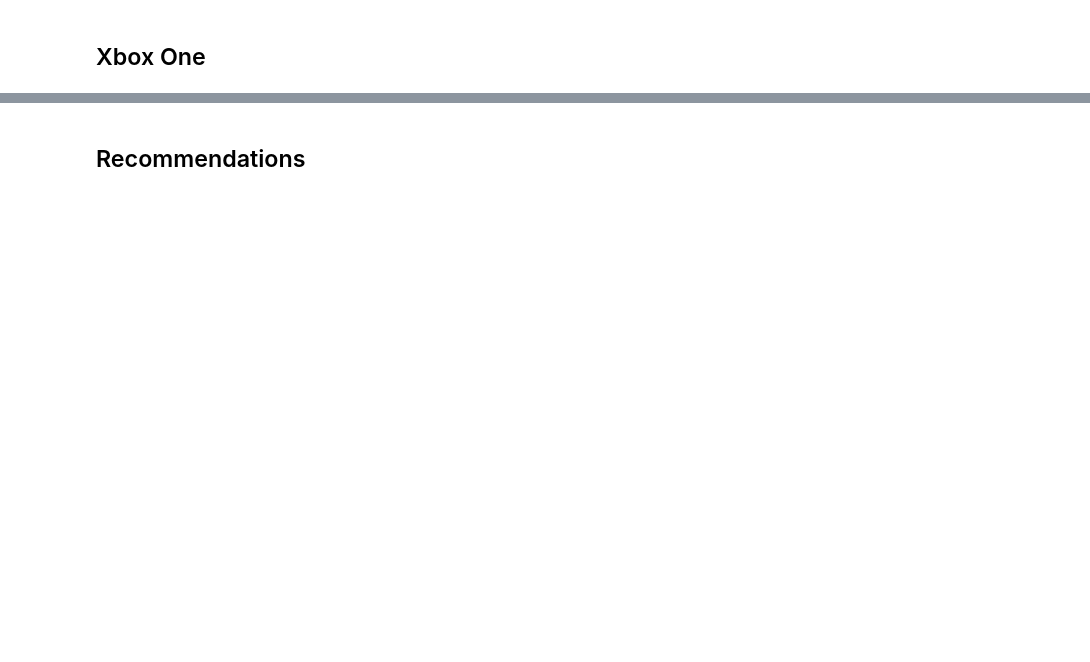
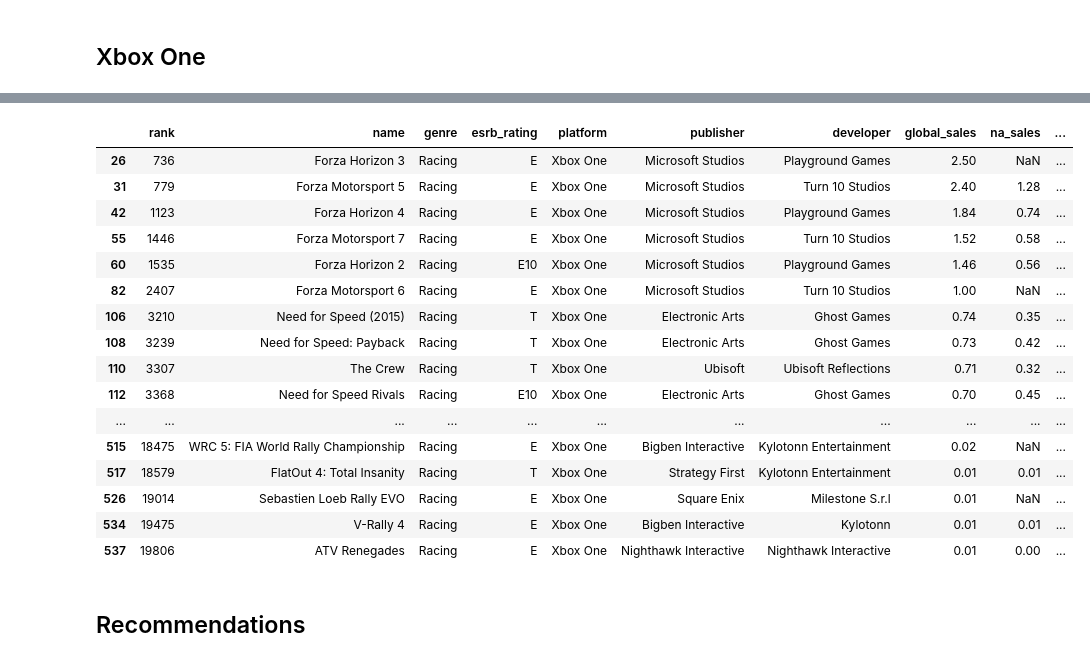
Before and after one commit to mrcslx/game_sales, a Jupyter notebook: notebooks/09_report.ipynb, the cells around one changed output, grey strips where cells are left out. Saved outputs shown, nothing was run; the diff lists cells and outputs as text; code cells hidden in the pictures; blank space fills up the shorter version.

```diff
--- a/notebooks/09_report.ipynb
+++ b/notebooks/09_report.ipynb
@@ -268,2 +328,22 @@ fig.show()
+# %%
+sales_xbox.loc[sales_xbox["genre"] == "Racing"]
+# %% [output]
+|  | rank | name | genre | esrb_rating | platform | publisher | developer | global_sales | na_sales | ... |
+| 26 | 736 | Forza Horizon 3 | Racing | E | Xbox One | Microsoft Studios | Playground Games | 2.50 | NaN | ... |
+| 31 | 779 | Forza Motorsport 5 | Racing | E | Xbox One | Microsoft Studios | Turn 10 Studios | 2.40 | 1.28 | ... |
+| 42 | 1123 | Forza Horizon 4 | Racing | E | Xbox One | Microsoft Studios | Playground Games | 1.84 | 0.74 | ... |
+| 55 | 1446 | Forza Motorsport 7 | Racing | E | Xbox One | Microsoft Studios | Turn 10 Studios | 1.52 | 0.58 | ... |
+| 60 | 1535 | Forza Horizon 2 | Racing | E10 | Xbox One | Microsoft Studios | Playground Games | 1.46 | 0.56 | ... |
+| 82 | 2407 | Forza Motorsport 6 | Racing | E | Xbox One | Microsoft Studios | Turn 10 Studios | 1.00 | NaN | ... |
+| 106 | 3210 | Need for Speed (2015) | Racing | T | Xbox One | Electronic Arts | Ghost Games | 0.74 | 0.35 | ... |
+| 108 | 3239 | Need for Speed: Payback | Racing | T | Xbox One | Electronic Arts | Ghost Games | 0.73 | 0.42 | ... |
+| 110 | 3307 | The Crew | Racing | T | Xbox One | Ubisoft | Ubisoft Reflections | 0.71 | 0.32 | ... |
+| 112 | 3368 | Need for Speed Rivals | Racing | E10 | Xbox One | Electronic Arts | Ghost Games | 0.70 | 0.45 | ... |
+| ... | ... | ... | ... | ... | ... | ... | ... | ... | ... | ... |
+| 515 | 18475 | WRC 5: FIA World Rally Championship | Racing | E | Xbox One | Bigben Interactive | Kylotonn Entertainment | 0.02 | NaN | ... |
+| 517 | 18579 | FlatOut 4: Total Insanity | Racing | T | Xbox One | Strategy First | Kylotonn Entertainment | 0.01 | 0.01 | ... |
+| 526 | 19014 | Sebastien Loeb Rally EVO | Racing | E | Xbox One | Square Enix | Milestone S.r.l | 0.01 | NaN | ... |
+| 534 | 19475 | V-Rally 4 | Racing | E | Xbox One | Bigben Interactive | Kylotonn | 0.01 | 0.01 | ... |
+| 537 | 19806 | ATV Renegades | Racing | E | Xbox One | Nighthawk Interactive | Nighthawk Interactive | 0.01 | 0.00 | ... |
 # %% [markdown]
 ## Recommendations
```
Also changed, not shown: parts of 4 cells of this notebook.
